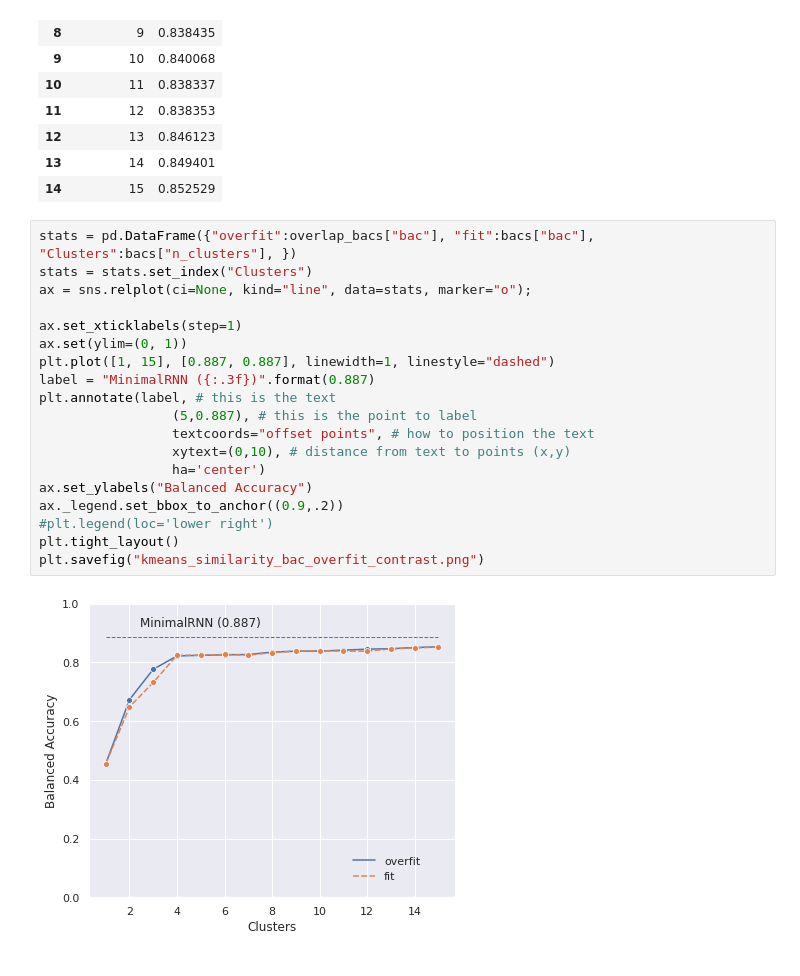
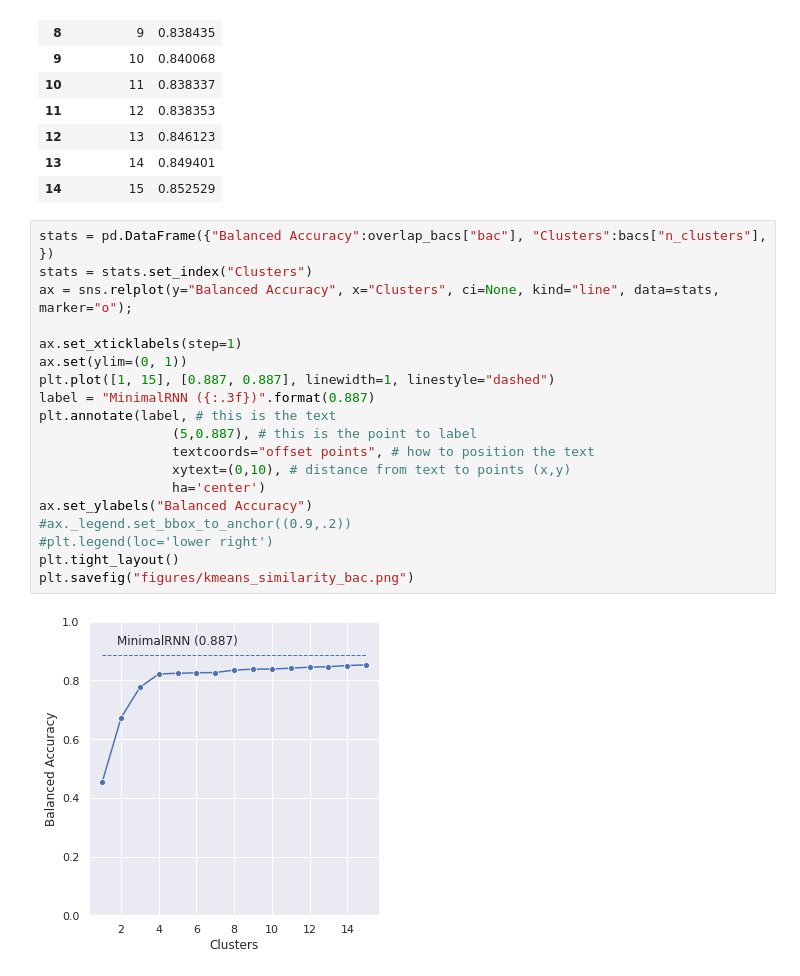
Before and after one commit to sarah-mdv/LIPTraAD, a Jupyter notebook: statistical_analysis_ADNI/statistical_analysis.ipynb, the cells around one changed output. Drawn from its saved outputs; the diff is of its cells as text.

Commit message:
Adapt visualizations to new output format

```diff
--- a/statistical_analysis_ADNI/statistical_analysis.ipynb
+++ b/statistical_analysis_ADNI/statistical_analysis.ipynb
@@ -319,23 +319,23 @@ bacs
 | 13 | 14 | 0.849401 |
 | 14 | 15 | 0.852529 |
 # %%
-stats = pd.DataFrame({"overfit":overlap_bacs["bac"], "fit":bacs["bac"], "Clusters":bacs["n_clusters"], })
+stats = pd.DataFrame({"Balanced Accuracy":overlap_bacs["bac"], "Clusters":bacs["n_clusters"], })
 stats = stats.set_index("Clusters")
-ax = sns.relplot(ci=None, kind="line", data=stats, marker="o");
+ax = sns.relplot(y="Balanced Accuracy", x="Clusters", ci=None, kind="line", data=stats, marker="o");
 
 ax.set_xticklabels(step=1)
 ax.set(ylim=(0, 1))
 plt.plot([1, 15], [0.887, 0.887], linewidth=1, linestyle="dashed")
 label = "MinimalRNN ({:.3f})".format(0.887)
 plt.annotate(label, # this is the text
                  (5,0.887), # this is the point to label
                  textcoords="offset points", # how to position the text
                  xytext=(0,10), # distance from text to points (x,y)
                  ha='center')
 ax.set_ylabels("Balanced Accuracy")
-ax._legend.set_bbox_to_anchor((0.9,.2))
+#ax._legend.set_bbox_to_anchor((0.9,.2))
 #plt.legend(loc='lower right')
 plt.tight_layout()
-plt.savefig("kmeans_similarity_bac_overfit_contrast.png")
+plt.savefig("figures/kmeans_similarity_bac.png")
 # %% [output]
-[figure, old version]
+[figure, new version]
```
Also changed, not shown: parts of 2 cells of this notebook, 1 other file.
